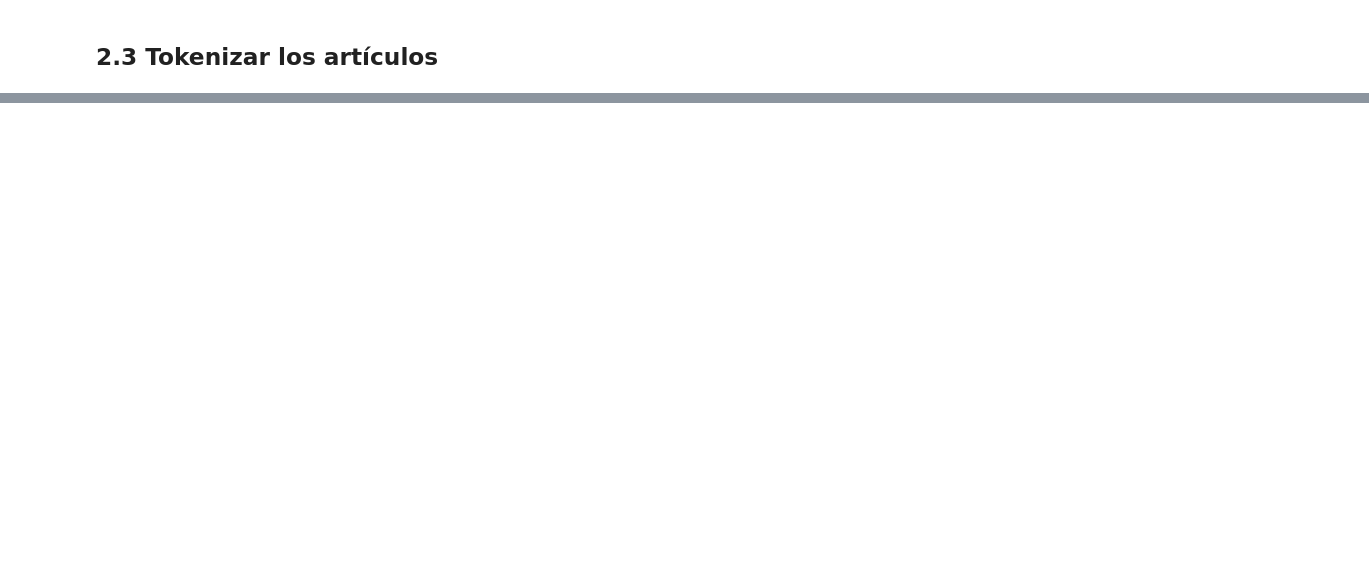
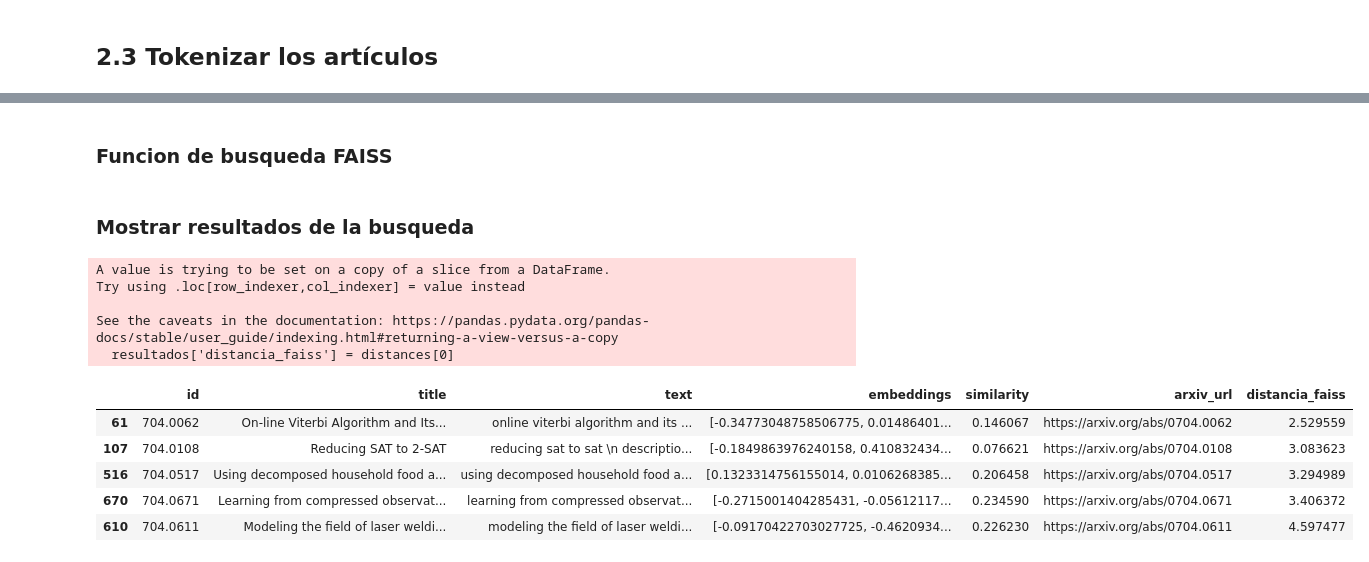
Before and after one commit to JoseADios/SemanticSearchPython, a Jupyter notebook: SemanticSearch.ipynb, the cells around one changed output, grey strips where cells are left out. Cells and saved outputs as stored; diff of their text form; code cells hidden in the pictures; blank space fills up the shorter version.

```diff
--- a/SemanticSearch.ipynb
+++ b/SemanticSearch.ipynb
@@ -234 +244,50 @@ results
+# %% [markdown]
+### Funcion de busqueda FAISS
+# %%
+import faiss
+import numpy as np
+
+# Cargar los embeddings (si no están cargados)
+if 'embeddings' not in df.columns:
+    df = pd.read_pickle('arxiv_embeddings.pkl')
+
+def busqueda_faiss(consulta, df, top_k=5):
+
+    # Asegurarse de que los embeddings son arrays de NumPy
+    if not isinstance(df['embeddings'].iloc[0], np.ndarray):
+        df['embeddings'] = df['embeddings'].apply(np.array)
+
+    # Crear el índice FAISS
+    index = faiss.IndexFlatIP(df['embeddings'].iloc[0].shape[0])
+    index.add(np.stack(df['embeddings']))
+
+    # Obtener el embedding de la consulta
+    consulta_embedding = get_embeddings(consulta)
+
+    # Realizar la búsqueda
+    distances, indices = index.search(np.array([consulta_embedding]), k=top_k)
+
+    # Obtener los resultados
+    resultados = df.iloc[indices[0]]
+    resultados['distancia_faiss'] = distances[0]
+    resultados = resultados.sort_values('distancia_faiss', ascending=True)
+
+    return resultados
+# %% [markdown]
+### Mostrar resultados de la busqueda
+# %%
+resultados = busqueda_faiss("machine learning in healthcare", df)
+resultados
+# %% [output]
+A value is trying to be set on a copy of a slice from a DataFrame.
+Try using .loc[row_indexer,col_indexer] = value instead
+
+See the caveats in the documentation: https://pandas.pydata.org/pandas-docs/stable/user_guide/indexing.html#returning-a-view-versus-a-copy
+  resultados['distancia_faiss'] = distances[0]
+|  | id | title | text | embeddings | similarity | arxiv_url | distancia_faiss |
+| 61 | 704.0062 | On-line Viterbi Algorithm and Its... | online viterbi algorithm and its ... | [-0.34773048758506775, 0.01486401... | 0.146067 | https://arxiv.org/abs/0704.0062 | 2.529559 |
+| 107 | 704.0108 | Reducing SAT to 2-SAT | reducing sat to sat \n descriptio... | [-0.1849863976240158, 0.410832434... | 0.076621 | https://arxiv.org/abs/0704.0108 | 3.083623 |
+| 516 | 704.0517 | Using decomposed household food a... | using decomposed household food a... | [0.1323314756155014, 0.0106268385... | 0.206458 | https://arxiv.org/abs/0704.0517 | 3.294989 |
+| 670 | 704.0671 | Learning from compressed observat... | learning from compressed observat... | [-0.2715001404285431, -0.05612117... | 0.234590 | https://arxiv.org/abs/0704.0671 | 3.406372 |
+| 610 | 704.0611 | Modeling the field of laser weldi... | modeling the field of laser weldi... | [-0.09170422703027725, -0.4620934... | 0.226230 | https://arxiv.org/abs/0704.0611 | 4.597477 |
 # %% [markdown]
```
Also changed, not shown: parts of 36 cells of this notebook.
